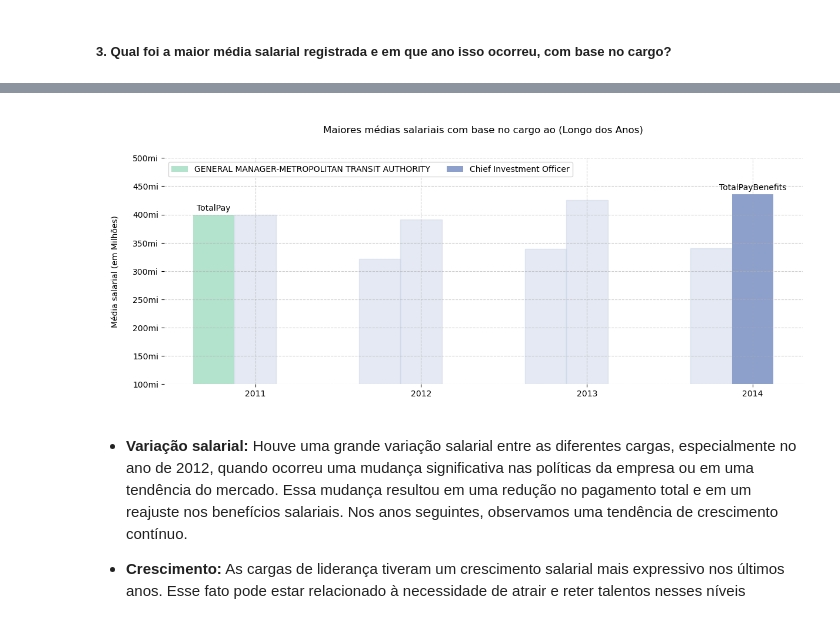
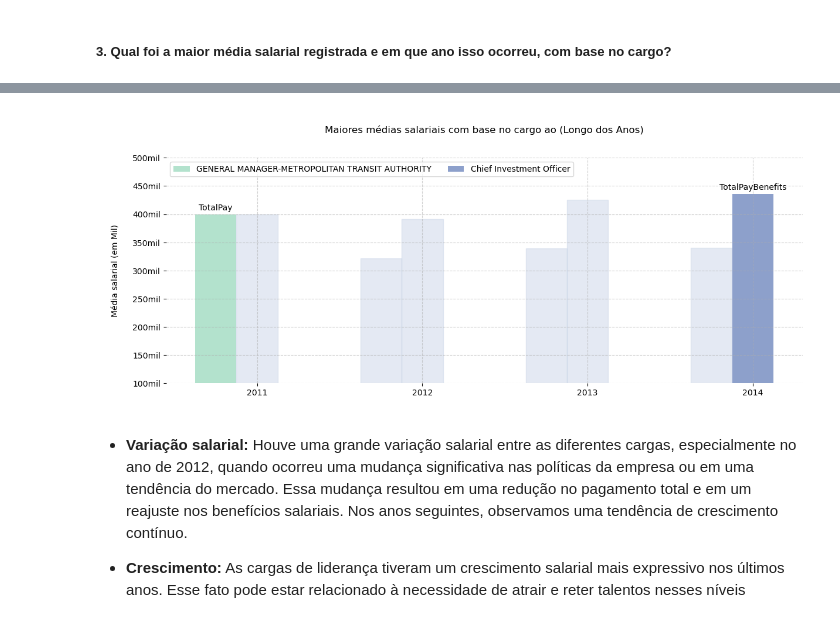
Before and after one commit to carlosmorais-git/EstudoSalariosUnidadeSanFrancisco, a Jupyter notebook: main.ipynb, the cells around one changed output, grey strips where cells are left out. Saved outputs shown, nothing was run; the diff lists cells and outputs as text; code cells hidden in the pictures.

```diff
--- a/main.ipynb
+++ b/main.ipynb
@@ -123,7 +123,10 @@ def grafico_corr(df,coluna):
     plt.show()
 
 # Função para formatar os valores do eixo Y.
-def format_ticks(value, _):
+def format_ticks_mil(value, _):
+    return f"{value/1000:.0f}mil"
+
+def format_ticks_mi(value, _):
     return f"{value/1000:.0f}mi"
 
 # Função retorna os valores do eixo Y.
@@ -314,39 +318,37 @@ for chave, valor in penguin_means.items():
 
         # Altera a cor e a transparência das barras que não representam o valor máximo.
         for i, bar in enumerate(rects):
             if i != list(beneficios_salariais_totais).index(max(list(beneficios_salariais_totais))):
                 rects[i].set_color(cores[2])
                 rects[i].set_alpha(0.5)
 
 # Configurações do gráfico
-ax.set_ylabel('\nMédia salarial (em Milhões)\n')  # Rótulo do eixo Y.
+ax.set_ylabel('\nMédia salarial (em Milhar)\n')  # Rótulo do eixo Y.
 ax.set_title("\nMaiores médias salariais com base no cargo ao (Longo dos Anos)\n\n", fontsize=12)  # Título.
 ax.set_xticks(x + largura, year)  # Configura os ticks do eixo X.
 ax.set_ylim(100_000, 500_000)  # Ajusta os limites do eixo Y.
 ax.grid(True, linestyle='--', alpha=0.6)
 ax.set_frame_on(False)
 
-# Função para formatar os valores do eixo Y.
-def format_ticks(value, _):
-    return f"{value/1000:.0f}mi"
+
 
 # Aplica a formatação personalizada ao eixo Y.
-ax.yaxis.set_major_formatter(FuncFormatter(format_ticks))
+ax.yaxis.set_major_formatter(FuncFormatter(format_ticks_mil))
 
 
 # Aplica formatação personalizada às colunas de médias no DataFrame.
 tabela_maior_media['MaiorMediaTP'] = tabela_maior_media['MaiorMediaTP'].apply(formatacao)
 tabela_maior_media['MaiorMediaTPB'] = tabela_maior_media['MaiorMediaTPB'].apply(formatacao)
 display(tabela_maior_media)
 
 plt.show()
 # %% [output]
 |  | Ano | CargoTotalPay | MaiorMediaTP | CargoTotalPayBenefits | MaiorMediaTPB |
 | 0 | 2011 | GENERAL MANAGER-METROPOLITAN TRAN... | R$399.211,28 | GENERAL MANAGER-METROPOLITAN TRAN... | R$399.211,28 |
 | 1 | 2012 | Chief of Police | R$321.552,11 | Chief of Police | R$391.362,30 |
 | 2 | 2013 | Chief of Police | R$339.282,07 | Chief of Police | R$425.815,28 |
 | 3 | 2014 | Chief Investment Officer | R$339.653,70 | Chief Investment Officer | R$436.224,36 |
-[figure, old version]
+[figure, new version]
 # %% [markdown]
 * **Variação salarial:** Houve uma grande variação salarial entre as diferentes cargas, especialmente no ano de 2012, quando ocorreu uma mudança significativa nas políticas da empresa ou em uma tendência do mercado. Essa mudança resultou em uma redução no pagamento total e em um reajuste nos benefícios salariais. Nos anos seguintes, observamos uma tendência de crescimento contínuo.
 
```
Also changed, not shown: parts of 3 cells of this notebook.
